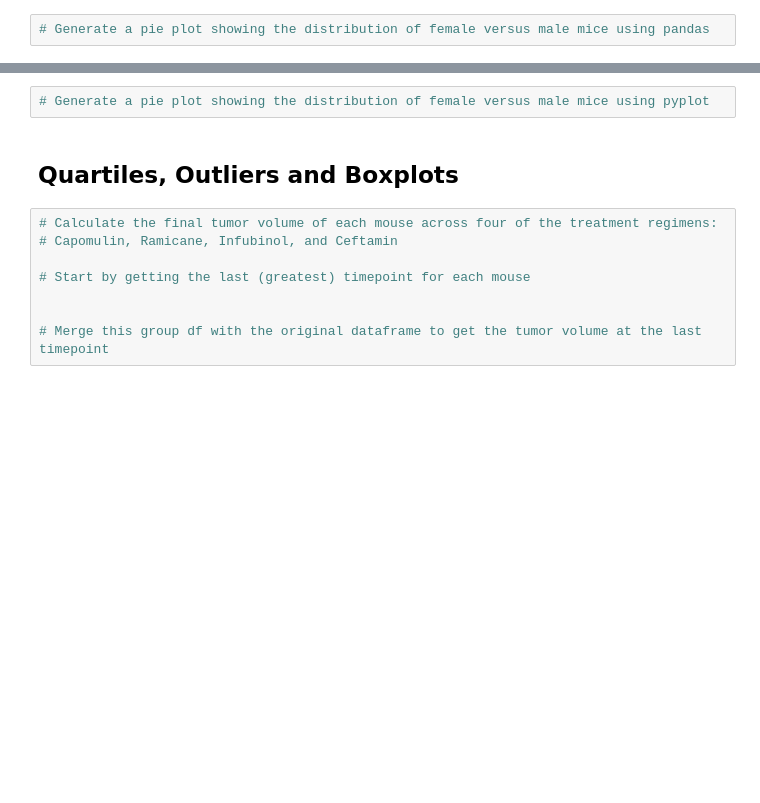
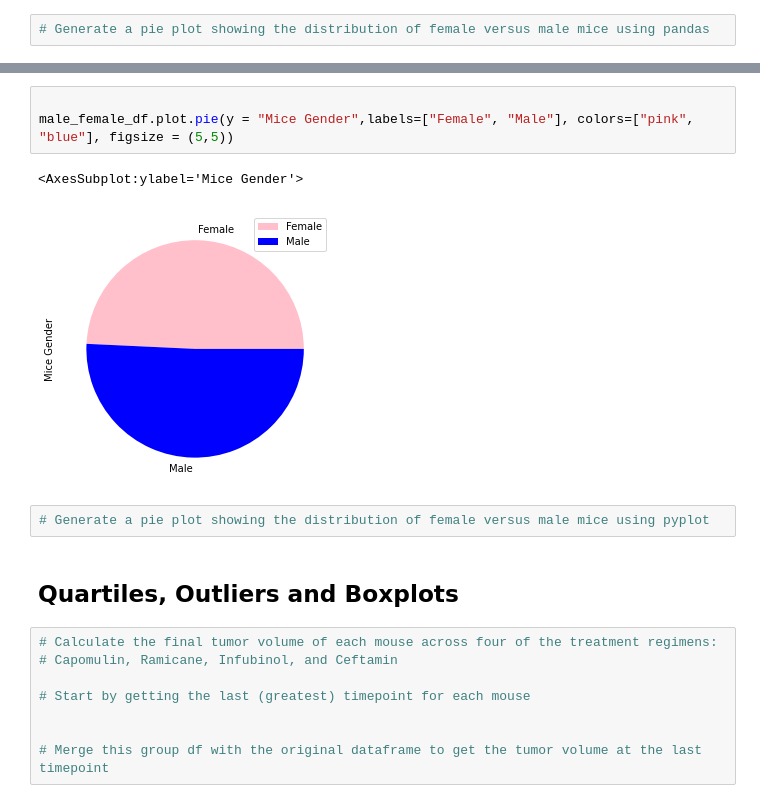
Before and after one commit to Slyssy/matplotlib-challenge, a Jupyter notebook: The_Power_of_Plots/Pymaceuticals/pymaceuticals.ipynb, the cells around one changed output, grey strips where cells are left out. Cells and saved outputs as stored; diff of their text form; blank space fills up the shorter version.

```diff
--- a/The_Power_of_Plots/Pymaceuticals/pymaceuticals.ipynb
+++ b/The_Power_of_Plots/Pymaceuticals/pymaceuticals.ipynb
@@ -172,3 +162,9 @@ plt.show()
+# %%
+
+male_female_df.plot.pie(y = "Mice Gender",labels=["Female", "Male"], colors=["pink", "blue"], figsize = (5,5))
+# %% [output]
+<AxesSubplot:ylabel='Mice Gender'>
+[figure, added]
 # %%
 # Generate a pie plot showing the distribution of female versus male mice using pyplot
 # %% [markdown]
```
Also changed, not shown: parts of 5 cells of this notebook.
